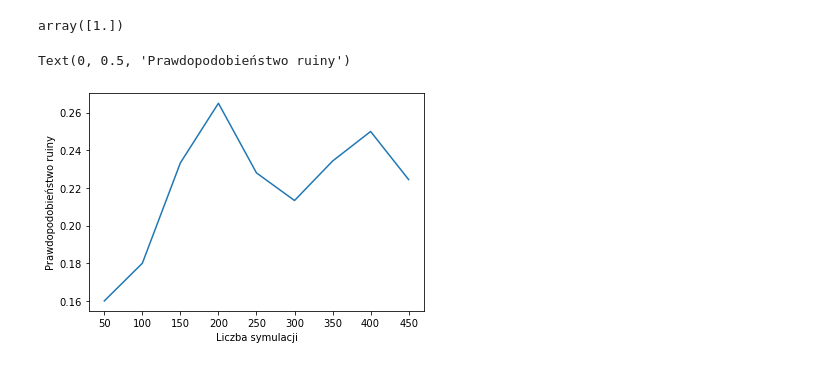
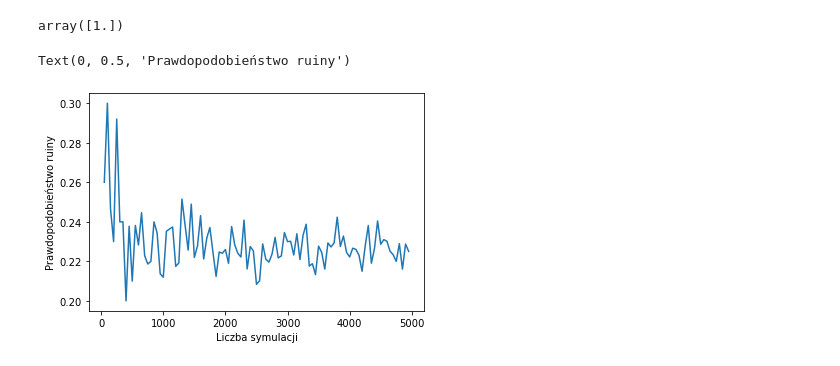
Before and after one commit to ndzadz/mgr, a Jupyter notebook: DataPreparation.ipynb, the cells around one changed output. Saved outputs shown, nothing was run; the diff lists cells and outputs as text; code cells hidden in the pictures.

```diff
--- a/DataPreparation.ipynb
+++ b/DataPreparation.ipynb
@@ -179,9 +179,9 @@ for n in range(50,5000,50):
     p = np.insert(p,len(p),ruin_simulations(n,10,0.2,10,1,"lognorm",[0,1]))
 # %%
 fig, ax = plt.subplots(1, 1)
-ax.plot(range(50,500,50),p)
+ax.plot(range(50,5000,50),p)
 plt.xlabel("Liczba symulacji")
 plt.ylabel("Prawdopodobieństwo ruiny")
 # %% [output]
 Text(0, 0.5, 'Prawdopodobieństwo ruiny')
-[figure, old version]
+[figure, new version]
```
